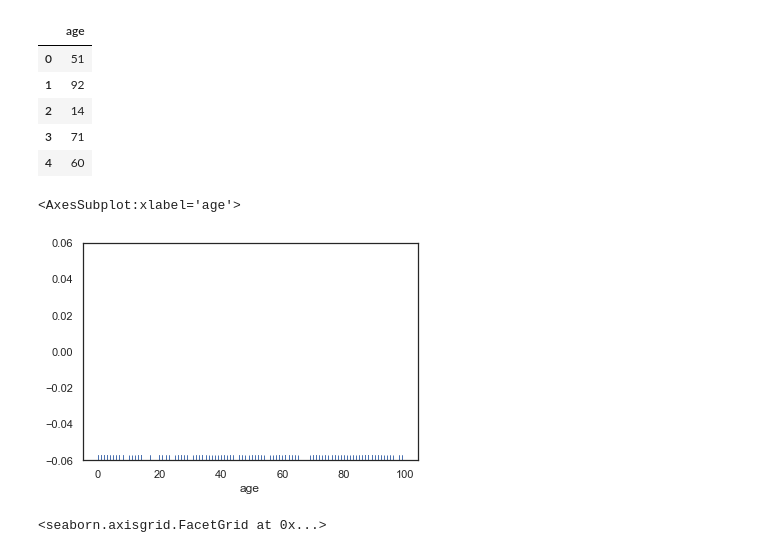
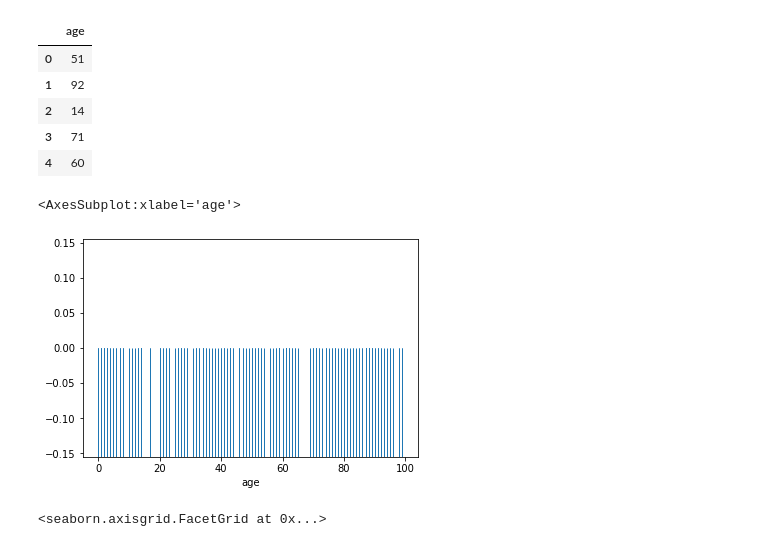
Before and after one commit to 1k2s3v/Data_Science_ML, a Jupyter notebook: Seaborn/01-Distribution-Plots.ipynb, the cells around one changed output. Saved outputs shown, nothing was run; the diff lists cells and outputs as text; code cells hidden in the pictures.

```diff
--- a/Seaborn/01-Distribution-Plots.ipynb
+++ b/Seaborn/01-Distribution-Plots.ipynb
@@ -176,10 +178,10 @@ sample_ages.head()
 | 3 | 71 |
 | 4 | 60 |
 # %%
-sns.rugplot(data=sample_ages,x='age')
+sns.rugplot(data=sample_ages,x='age', height=0.5)
 # %% [output]
 <AxesSubplot:xlabel='age'>
-[figure, old version]
+[figure, new version]
 # %%
 plt.figure(figsize=(12,8))
 sns.displot(data=sample_ages,x='age',bins=10,rug=True)
```
Also changed, not shown: parts of 5 cells of this notebook, 5 other files.
